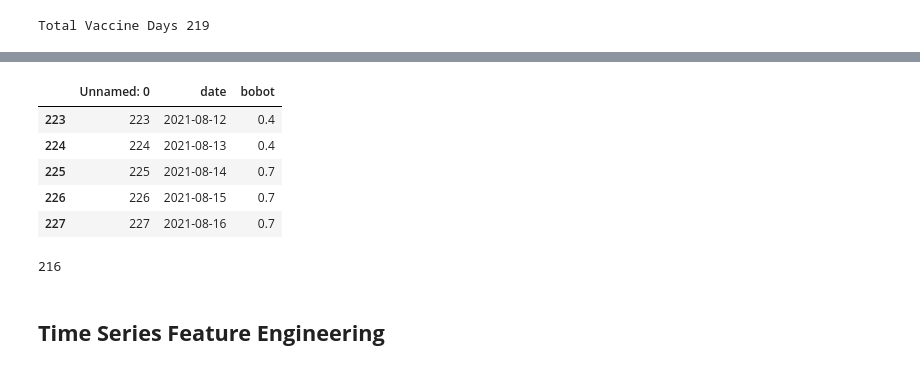
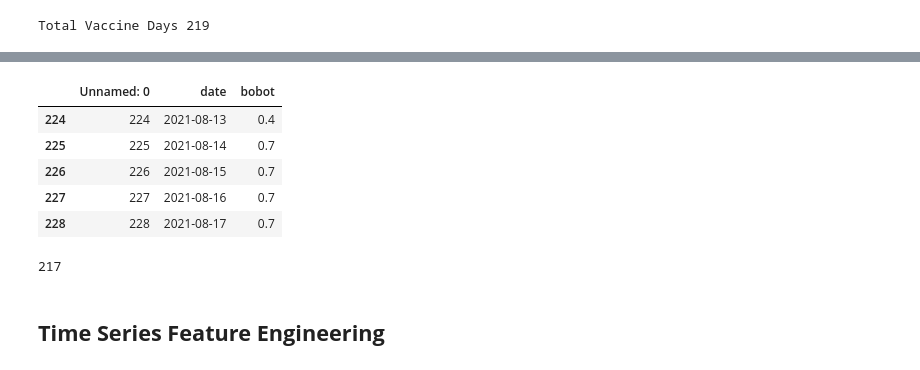
Before and after one commit to ShinyQ/Indonesia_COVID-19_N-BEATS_Time-Series-Forecast, a Jupyter notebook: Full_NBEATS.ipynb, the cells around one changed output, grey strips where cells are left out. Saved outputs shown, nothing was run; the diff lists cells and outputs as text; code cells hidden in the pictures.

```diff
--- a/Full_NBEATS.ipynb
+++ b/Full_NBEATS.ipynb
@@ -74,19 +74,19 @@ fig.update_layout(title_text="Indonesia Mobility")
 fig.show()
 # %%
 df_bobot = pd.read_csv('dataset/bobot_2021.csv')
-df_bobot = df_bobot.loc[(df_bobot.date >= "2021-01-13") & (df_bobot.date <= "2021-08-16")]
+df_bobot = df_bobot.loc[(df_bobot.date >= "2021-01-13") & (df_bobot.date <= "2021-08-17")]
 df_bobot.tail()
 # %% [output]
 |  | Unnamed: 0 | date | bobot |
-| 223 | 223 | 2021-08-12 | 0.4 |
 | 224 | 224 | 2021-08-13 | 0.4 |
 | 225 | 225 | 2021-08-14 | 0.7 |
 | 226 | 226 | 2021-08-15 | 0.7 |
 | 227 | 227 | 2021-08-16 | 0.7 |
+| 228 | 228 | 2021-08-17 | 0.7 |
 # %%
 len(df_bobot)
 # %% [output]
-216
+217
 # %% [markdown]
 ## **Time Series Feature Engineering**
 # %% [markdown]
```
Also changed, not shown: parts of 8 cells of this notebook, 6 other files.
